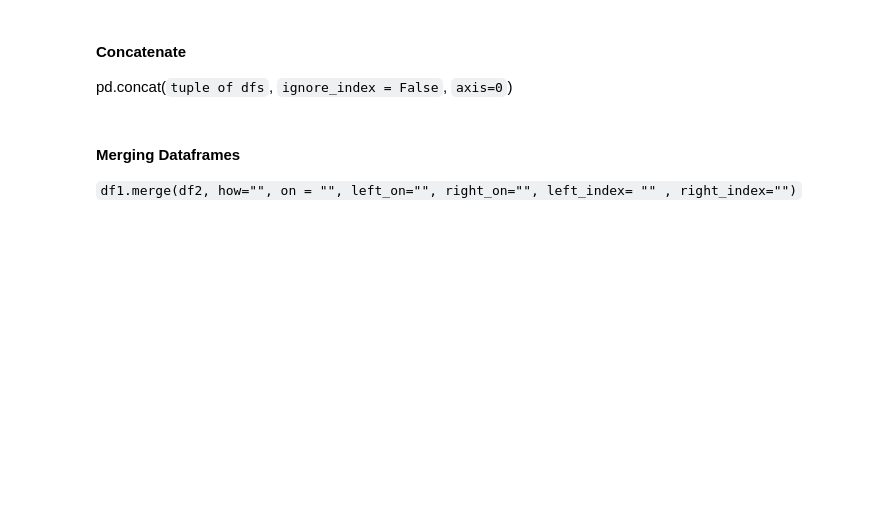
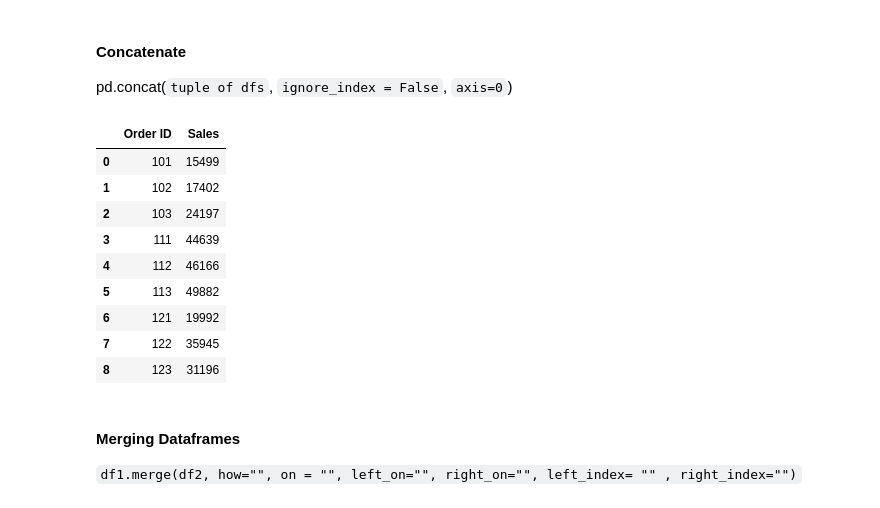
Before and after one commit to knowledge-corner/CGI_19_may_25, a Jupyter notebook: Classwork/Classwork Notebook.ipynb, the cells around one changed output. Saved outputs shown, nothing was run; the diff lists cells and outputs as text; code cells hidden in the pictures; blank space fills up the shorter version.

```diff
--- a/Classwork/Classwork Notebook.ipynb
+++ b/Classwork/Classwork Notebook.ipynb
@@ -1766,6 +1795,19 @@ df_mar = pd.DataFrame({"Order ID" : range(121, 124), "Sales" : np.random.randint
 # %% [markdown]
 #### Concatenate
 pd.concat(`tuple of dfs`, `ignore_index = False`, `axis=0`)
+# %%
+pd.concat((df_jan, df_feb, df_mar), ignore_index=True)
+# %% [output]
+|  | Order ID | Sales |
+| 0 | 101 | 15499 |
+| 1 | 102 | 17402 |
+| 2 | 103 | 24197 |
+| 3 | 111 | 44639 |
+| 4 | 112 | 46166 |
+| 5 | 113 | 49882 |
+| 6 | 121 | 19992 |
+| 7 | 122 | 35945 |
+| 8 | 123 | 31196 |
 # %% [markdown]
 #### Merging Dataframes
 
```
Also changed, not shown: parts of 22 cells of this notebook.
